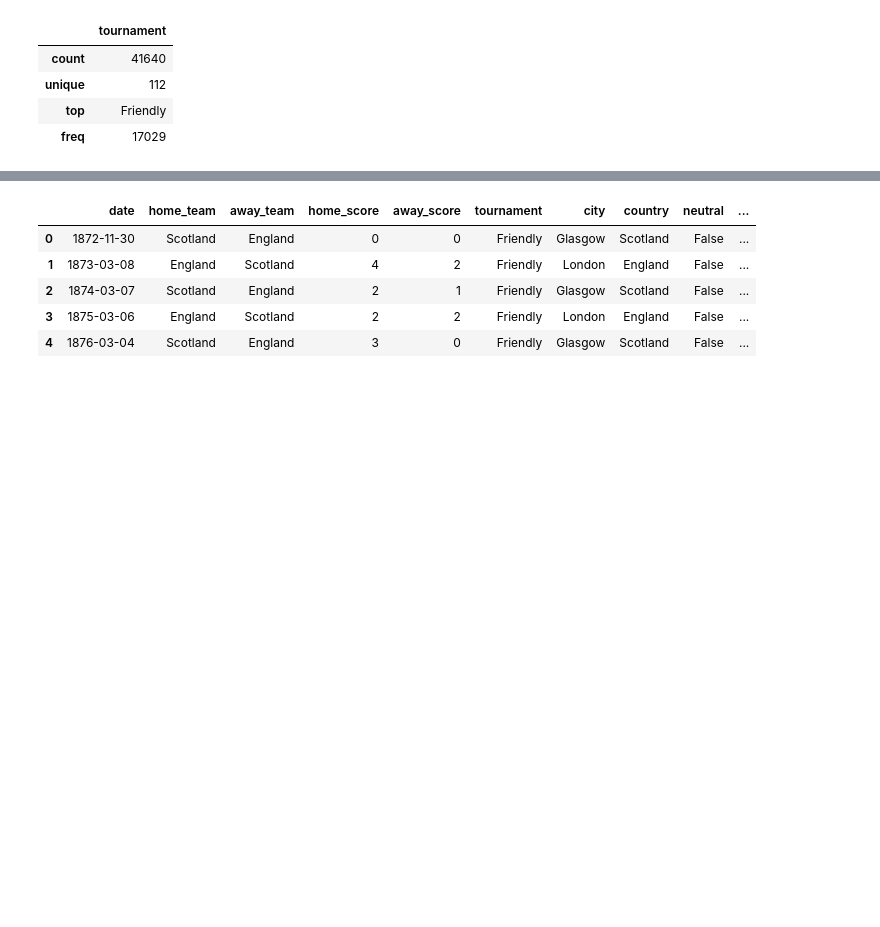
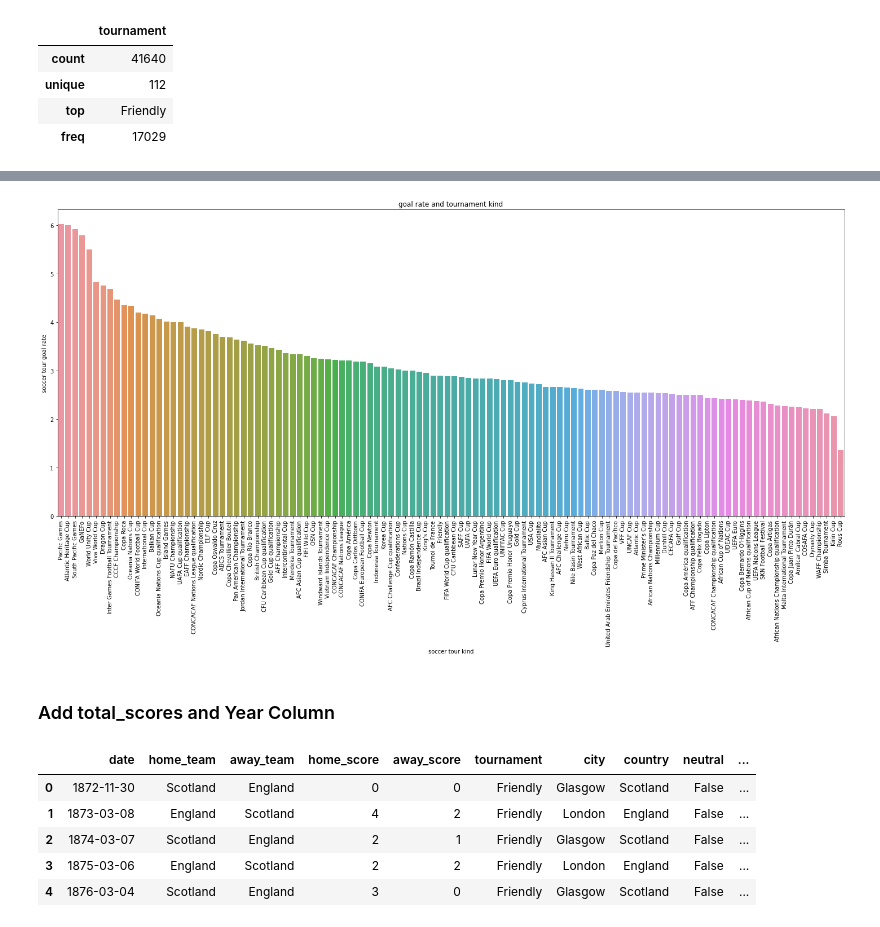
Before and after one commit to rahulsinha1/Data-Mining-on-International-Football-Results, a Jupyter notebook: zhiwei/Analyze_tournament_trend_predict.ipynb, the cells around one changed output, grey strips where cells are left out. Saved outputs shown, nothing was run; the diff lists cells and outputs as text; code cells hidden in the pictures; blank space fills up the shorter version.

```diff
--- a/zhiwei/Analyze_tournament_trend_predict.ipynb
+++ b/zhiwei/Analyze_tournament_trend_predict.ipynb
@@ -37,3 +47,29 @@ data[['tournament']].describe()
+# %%
+import seaborn as sns
+tour_kind = list(data.tournament.unique())
+
+tour_goal_rate = []
+for i in tour_kind:
+    t = data[data["tournament"] == i]
+    rate = (sum(t.home_score)+sum(t.away_score))/len(t)
+    tour_goal_rate.append(rate)
+
+dictionary = {"tour_goal_rate" : tour_goal_rate, "tour_kind" : tour_kind}
+new_data = pd.DataFrame(dictionary)
+new_index  = (new_data["tour_goal_rate"].sort_values(ascending = False)).index.values
+sorted_data = new_data.reindex(new_index)
+
+plt.figure(figsize = (25,10))
+sns.barplot(x = sorted_data["tour_kind"],y = sorted_data["tour_goal_rate"])
+plt.xticks(rotation = 90)
+plt.xlabel("soccer tour kind")
+plt.ylabel("soccer tour goal rate")
+plt.title("goal rate and tournament kind")
+plt.show()
+# %% [output]
+[figure, added]
+# %% [markdown]
+### Add total_scores and Year Column
 # %%
 data['total_scores'] = data['home_score'] + data['away_score']
 # covert str to date time format
```
Also changed, not shown: parts of 31 cells of this notebook.
